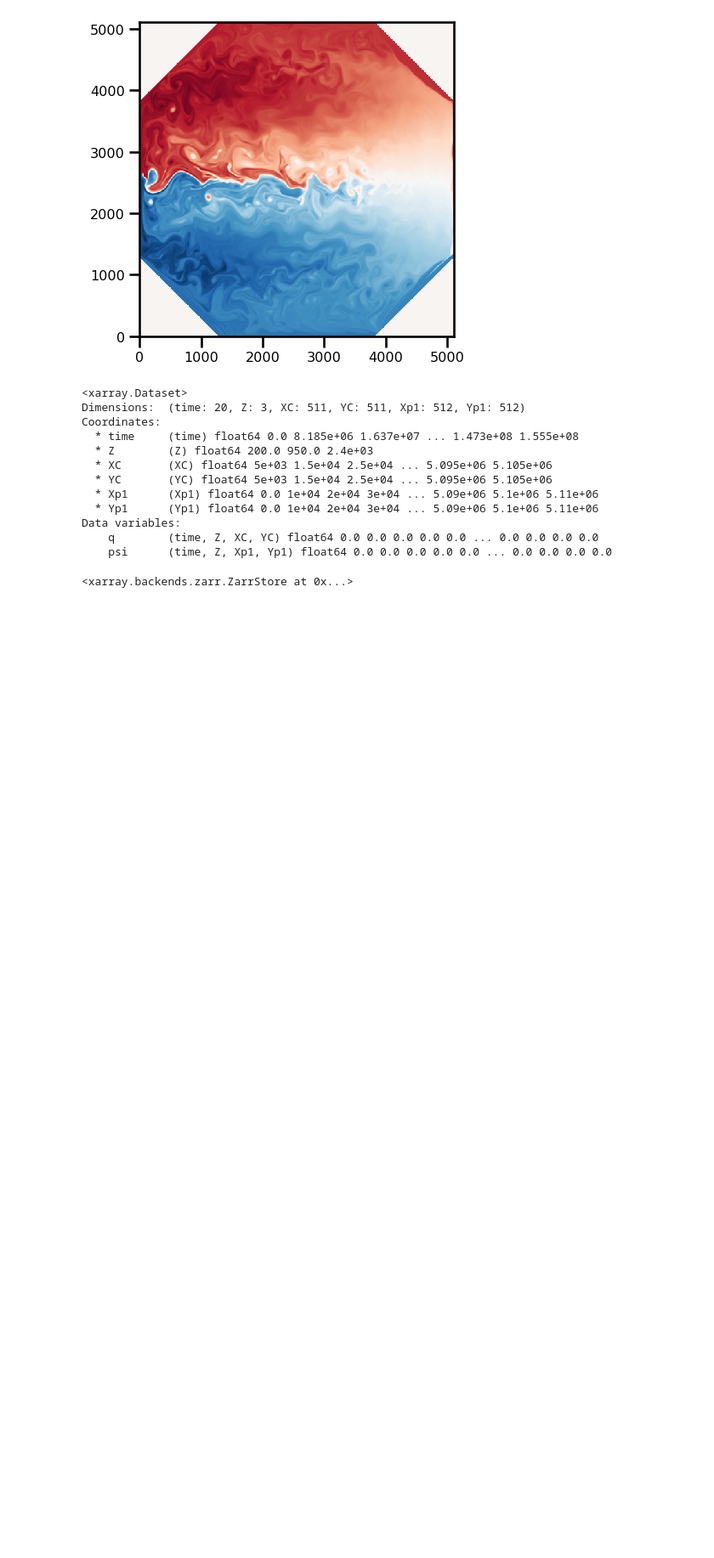
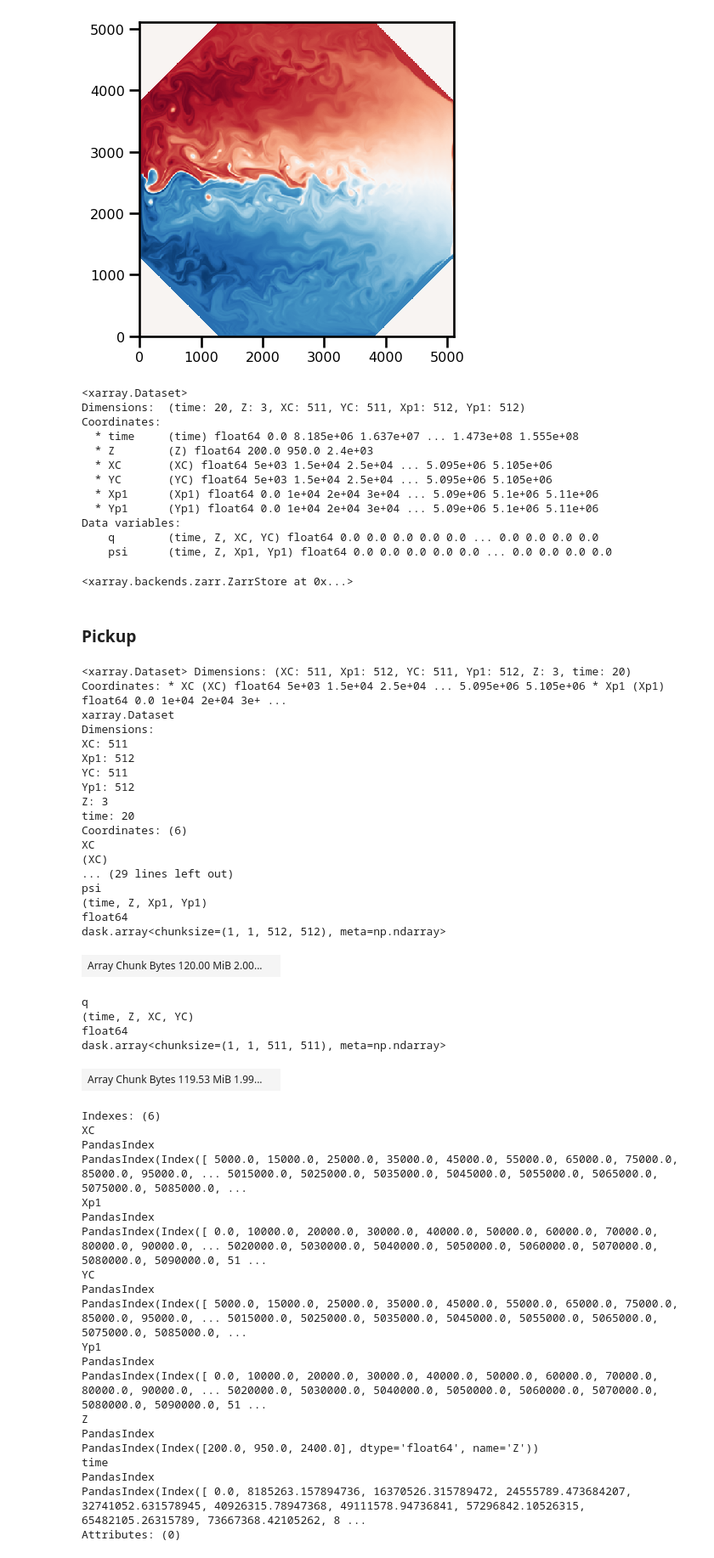
Before and after one commit to jejjohnson/somax, a Jupyter notebook: notebooks/dev/QG_Multilayer/taks/mqg_octagonal_setupCPU.ipynb, the cells around one changed output. Shown: that part at 85% size. Drawn from its saved outputs; the diff is of its cells as text; code cells hidden in the pictures; blank space fills up the shorter version.

```diff
--- a/notebooks/dev/QG_Multilayer/taks/mqg_octagonal_setupCPU.ipynb
+++ b/notebooks/dev/QG_Multilayer/taks/mqg_octagonal_setupCPU.ipynb
@@ -507,3 +525,54 @@ dsave.chunk({'time':1,'Z':1}).to_zarr(op.join(savedir,'somax/double-gyre/RUNS/sp
                                               % Nx), mode='w')
 # %% [output]
 <xarray.backends.zarr.ZarrStore at 0x...>
+# %% [markdown]
+### Pickup
+# %%
+import xarray as xr
+ds = xr.open_zarr(op.join(savedir,'somax/double-gyre/RUNS/spinup/octagonal/%04d.zarr'
+                          % Nx))
+ds
+# %% [output]
+<xarray.Dataset> Dimensions: (XC: 511, Xp1: 512, YC: 511, Yp1: 512, Z: 3, time: 20) Coordinates: * XC (XC) float64 5e+03 1.5e+04 2.5e+04 ... 5.095e+06 5.105e+06 * Xp1 (Xp1) float64 0.0 1e+04 2e+04 3e+ ...
+xarray.Dataset
+Dimensions:
+XC: 511
+Xp1: 512
+YC: 511
+Yp1: 512
+Z: 3
+time: 20
+Coordinates: (6)
+XC
+(XC)
+... (29 lines left out)
+psi
+(time, Z, Xp1, Yp1)
+float64
+dask.array<chunksize=(1, 1, 512, 512), meta=np.ndarray>
+| Array Chunk Bytes 120.00 MiB 2.00... |  |
+q
+(time, Z, XC, YC)
+float64
+dask.array<chunksize=(1, 1, 511, 511), meta=np.ndarray>
+| Array Chunk Bytes 119.53 MiB 1.99... |  |
+Indexes: (6)
+XC
+PandasIndex
+PandasIndex(Index([ 5000.0, 15000.0, 25000.0, 35000.0, 45000.0, 55000.0, 65000.0, 75000.0, 85000.0, 95000.0, ... 5015000.0, 5025000.0, 5035000.0, 5045000.0, 5055000.0, 5065000.0, 5075000.0, 5085000.0, ...
+Xp1
+PandasIndex
+PandasIndex(Index([ 0.0, 10000.0, 20000.0, 30000.0, 40000.0, 50000.0, 60000.0, 70000.0, 80000.0, 90000.0, ... 5020000.0, 5030000.0, 5040000.0, 5050000.0, 5060000.0, 5070000.0, 5080000.0, 5090000.0, 51 ...
+YC
+PandasIndex
+PandasIndex(Index([ 5000.0, 15000.0, 25000.0, 35000.0, 45000.0, 55000.0, 65000.0, 75000.0, 85000.0, 95000.0, ... 5015000.0, 5025000.0, 5035000.0, 5045000.0, 5055000.0, 5065000.0, 5075000.0, 5085000.0, ...
+Yp1
+PandasIndex
+PandasIndex(Index([ 0.0, 10000.0, 20000.0, 30000.0, 40000.0, 50000.0, 60000.0, 70000.0, 80000.0, 90000.0, ... 5020000.0, 5030000.0, 5040000.0, 5050000.0, 5060000.0, 5070000.0, 5080000.0, 5090000.0, 51 ...
+Z
+PandasIndex
+PandasIndex(Index([200.0, 950.0, 2400.0], dtype='float64', name='Z'))
+time
+PandasIndex
+PandasIndex(Index([ 0.0, 8185263.157894736, 16370526.315789472, 24555789.473684207, 32741052.631578945, 40926315.78947368, 49111578.94736841, 57296842.10526315, 65482105.26315789, 73667368.42105262, 8 ...
+Attributes: (0)
```
Also changed, not shown: parts of 16 cells of this notebook, 1 other file.
